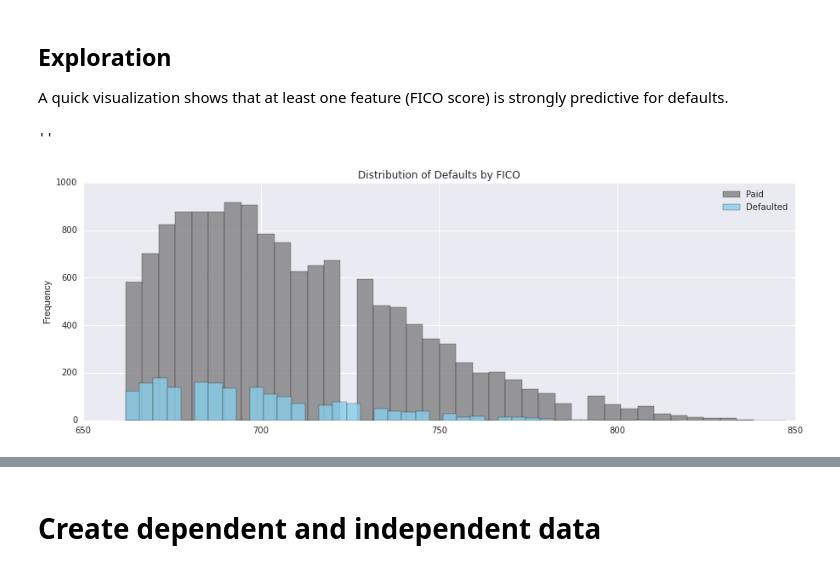
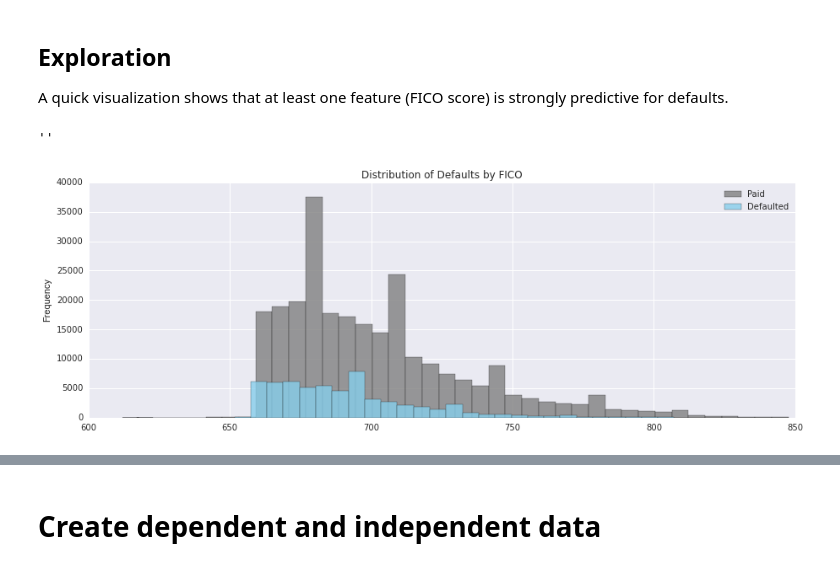
Before and after one commit to mschoeffler1/ds_portfolio, a Jupyter notebook: lending_club/LendingClub.ipynb, the cells around one changed output, grey strips where cells are left out. Drawn from its saved outputs; the diff is of its cells as text; code cells hidden in the pictures.

```diff
--- a/lending_club/LendingClub.ipynb
+++ b/lending_club/LendingClub.ipynb
@@ -137,7 +131,14 @@ pd.set_option('display.max_columns', 100)
 %matplotlib inline
 # 2012-2013 loan data - files are available from deeper history
 # had to unzip file
-past_loans = pd.read_csv('LoanStats3b_securev1.csv', header = 1, index_col=0, skiprows=0, skip_footer=2, engine='python')
+#past_loans = pd.read_csv('LoanStats3a_securev1.csv', header = 1, index_col=0, skiprows=0, skip_footer=2, engine='python')
+#past_loans2 = pd.read_csv('LoanStats3b_securev1.csv', header = 1, index_col=0, skiprows=0, skip_footer=2, engine='python')
+past_loans = pd.concat([pd.read_csv('LoanStats3a_securev1.csv', header = 1, index_col=0, skiprows=0, skip_footer=2, engine='python'),
+                        pd.read_csv('LoanStats3b_securev1.csv', header = 1, index_col=0, skiprows=0, skip_footer=2, engine='python'),
+                        pd.read_csv('LoanStats3c_securev1.csv', header = 1, index_col=0, skiprows=0, skip_footer=2, engine='python'),
+                        pd.read_csv('LoanStats3d_securev1.csv', header = 1, index_col=0, skiprows=0, skip_footer=2, engine='python')])
+#past_loans = pd.concat(past_loans, pd.read_csv('LoanStats3c_securev1.csv', header = 1, index_col=0, skiprows=0, skip_footer=2, engine='python'))
+#past_loans = pd.concat(past_loans, pd.read_csv('LoanStats3d_securev1.csv', header = 1, index_col=0, skiprows=0, skip_footer=2, engine='python'))
 past_loans['term'] = past_loans['term'].astype('category')
 past_loans['grade'] = past_loans['grade'].astype('category')
 past_loans['sub_grade'] = past_loans['sub_grade'].astype('category')
@@ -185,13 +186,9 @@ past_loans['zip_code'] = past_loans['zip_code'].str[:3] + "01"
 # assume fico is at midpoint of fico range
 past_loans['fico'] = (past_loans['fico_range_low'] + past_loans['fico_range_high']) / 2
 
-# drop data that's not 2012 origination and 36 months term
-past_loans = past_loans.drop(past_loans[(past_loans.issue_d >= '2012-07-01') | (past_loans.term == ' 60 months')].index)
-
 # drop pointless data
 past_loans=past_loans.dropna(axis=1,how='all')
 past_loans=past_loans.drop('application_type',axis = 1) # only contains "individual"
-past_loans=past_loans.drop('term',axis = 1) # only contains "36" because I fitered down
 past_loans=past_loans.drop('pymnt_plan', axis = 1) # only contains "n"
 past_loans=past_loans.drop('url',axis = 1) # repeats info
 
@@ -209,5 +206,12 @@ past_loans=past_loans.drop(['out_prncp', 'out_prncp_inv', 'collections_12_mths_e
 # drop data that could leak future info
 past_loans=past_loans.drop(['last_credit_pull_d', 'last_fico_range_high', 'last_fico_range_low'],axis = 1)
 
+# past_loans_copy = past_loans.copy(deep=True)
+
+# drop data that's not 2012 origination and 36 months term
+# commenting out because I am converting loan statuses for more recent loans below
+# past_loans = past_loans.drop(past_loans[(past_loans.issue_d >= '2012-07-01') | (past_loans.term == ' 60 months')].index)
+# past_loans=past_loans.drop('term',axis = 1) # only contains "36" because I fitered down
+
 past_loans.head()
 # %% [output]
@@ -325,3 +321,22 @@ past_loans.describe().transpose() #.to_string()
+# %%
+past_loans = past_loans.dropna(subset=['loan_status'])
+past_loans = past_loans.dropna(subset=['annual_inc'])
+#past_loans["loss"] = past_loans["loan status"].map({'Fully Paid': 0, 'Charged Off': 1, 'Current': 0.05,
+#        'Late (31-120 days)': 0.76,
+#        'In Grace Period': 0.28, 'Late (16-30 days)': 0.59, 'Default': 0.9,
+#        'Does not meet the credit policy. Status:Fully Paid': 0,
+#        'Does not meet the credit policy. Status:Charged Off': 1})
+
+# map function failed for unknown reason
+past_loans['default'] = np.where(past_loans['loan_status']=='Fully Paid', 0,
+    np.where(past_loans['loan_status']=='Charged Off', 1,
+    np.where(past_loans['loan_status']=='Current', 0.05,
+    np.where(past_loans['loan_status']=='Late (31-120 days)', 0.76,
+    np.where(past_loans['loan_status']=='In Grace Period', 0.28,
+    np.where(past_loans['loan_status']=='Late (16-30 days)', 0.59,
+    np.where(past_loans['loan_status']=='Default', 0.9,
+    np.where(past_loans['loan_status']=='Does not meet the credit policy. Status:Fully Paid', 0,
+    np.where(past_loans['loan_status']=='Does not meet the credit policy. Status:Charged Off', 1, 999)))))))))
 # %% [markdown]
 # Merge loan data with religiosity
 # %%
@@ -349,7 +365,7 @@ full_data = pd.concat([full_data, pd.get_dummies(full_data['verification_status'
 full_data = pd.concat([full_data, pd.get_dummies(full_data['purpose']).drop(['other'], axis = 1)], axis=1).drop(
     ['purpose'], axis = 1)
 # %%
-full_data['default'] = full_data['loan_status'].map({'Fully Paid': 0, 'Charged Off': 1})
+# full_data['default'] = full_data['loan_status'].map({'Fully Paid': 0, 'Charged Off': 1})
 # %%
 # drop columns that have been mapped
 #full_data = full_data.drop('sub_grade', axis = 1)
@@ -366,11 +382,11 @@ A quick visualization shows that at least one feature (FICO score) is strongly p
 # %%
 import matplotlib.pyplot as plt
 %matplotlib inline
 plt.rc('figure', figsize=(15, 5))
-full_data['fico'].plot(kind='hist', bins=40, label='Paid', color='gray', alpha=0.8,title='Distribution of Defaults by FICO')
+full_data[full_data['default']==0]['fico'].plot(kind='hist', bins=40, label='Paid', color='gray', alpha=0.8,title='Distribution of Defaults by FICO')
 full_data[full_data['default']==1]['fico'].plot(kind='hist', bins=40, label='Defaulted', color='skyblue', alpha=0.8)
 plt.legend(loc='best')
 ;
 # %% [output]
 ''
-[figure, old version]
+[figure, new version]
```
Also changed, not shown: parts of 46 cells of this notebook, 3 other files.
